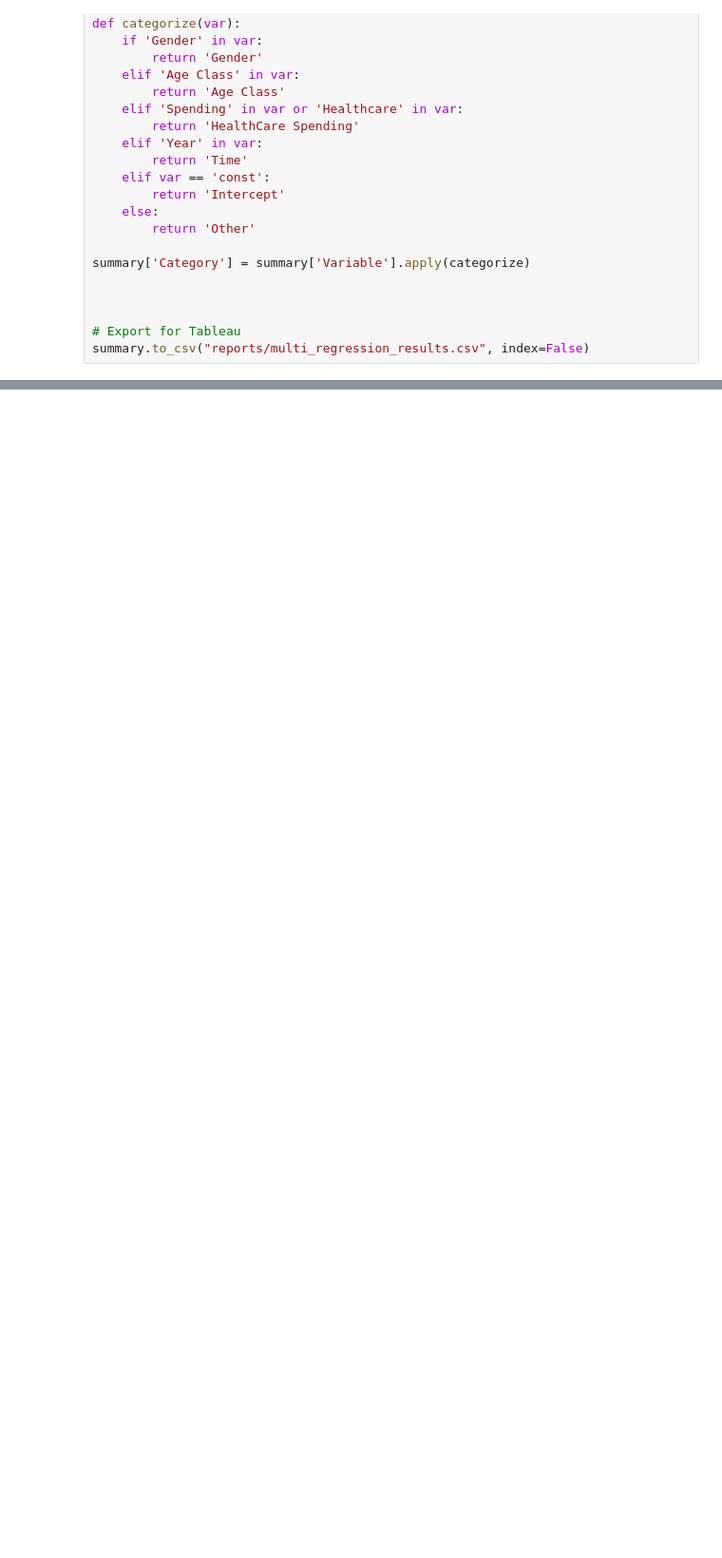
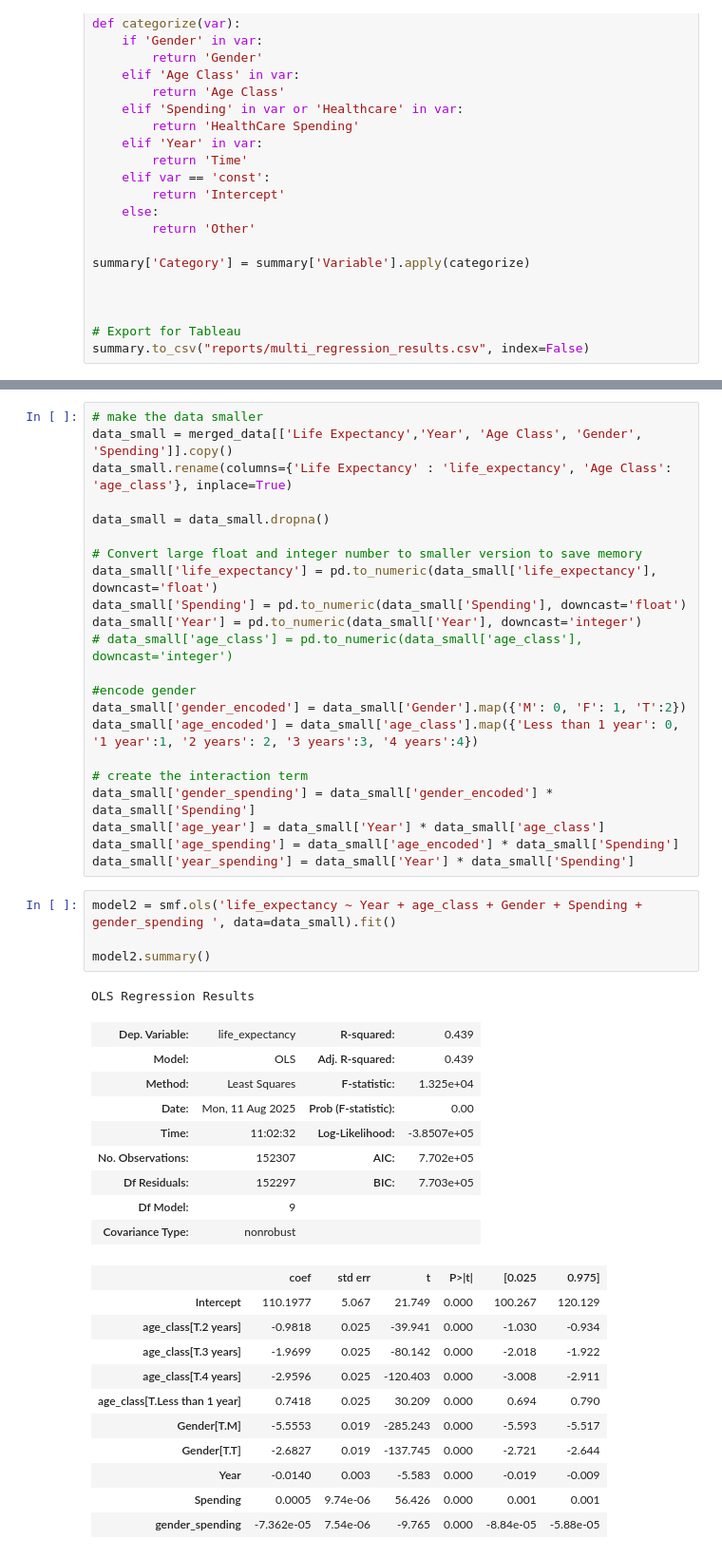
Before and after one commit to hejazn86/EU_healthcare_spending_analysis, a Jupyter notebook: notebooks/02_statistical_analysis.ipynb, the cells around one changed output, grey strips where cells are left out. Shown: that part at 95% size. Drawn from its saved outputs; the diff is of its cells as text; blank space fills up the shorter version.

Commit message:
examine the model with new interaction term gender_spending and save the results in a CSV file

```diff
--- a/notebooks/02_statistical_analysis.ipynb
+++ b/notebooks/02_statistical_analysis.ipynb
@@ -254,0 +258,48 @@ summary.to_csv("reports/multi_regression_results.csv", index=False)
+# %%
+# make the data smaller
+data_small = merged_data[['Life Expectancy','Year', 'Age Class', 'Gender', 'Spending']].copy()
+data_small.rename(columns={'Life Expectancy' : 'life_expectancy', 'Age Class': 'age_class'}, inplace=True)
+
+data_small = data_small.dropna()
+
+# Convert large float and integer number to smaller version to save memory
+data_small['life_expectancy'] = pd.to_numeric(data_small['life_expectancy'], downcast='float')
+data_small['Spending'] = pd.to_numeric(data_small['Spending'], downcast='float')
+data_small['Year'] = pd.to_numeric(data_small['Year'], downcast='integer')
+# data_small['age_class'] = pd.to_numeric(data_small['age_class'], downcast='integer')
+
+#encode gender
+data_small['gender_encoded'] = data_small['Gender'].map({'M': 0, 'F': 1, 'T':2})
+data_small['age_encoded'] = data_small['age_class'].map({'Less than 1 year': 0, '1 year':1, '2 years': 2, '3 years':3, '4 years':4})
+
+# create the interaction term
+data_small['gender_spending'] = data_small['gender_encoded'] * data_small['Spending']
+data_small['age_year'] = data_small['Year'] * data_small['age_class']
+data_small['age_spending'] = data_small['age_encoded'] * data_small['Spending']
+data_small['year_spending'] = data_small['Year'] * data_small['Spending']
+# %%
+model2 = smf.ols('life_expectancy ~ Year + age_class + Gender + Spending + gender_spending ', data=data_small).fit()
+
+model2.summary()
+# %% [output]
+OLS Regression Results
+| Dep. Variable: | life_expectancy | R-squared: | 0.439 |
+| Model: | OLS | Adj. R-squared: | 0.439 |
+| Method: | Least Squares | F-statistic: | 1.325e+04 |
+| Date: | Mon, 11 Aug 2025 | Prob (F-statistic): | 0.00 |
+| Time: | 11:02:32 | Log-Likelihood: | -3.8507e+05 |
+| No. Observations: | 152307 | AIC: | 7.702e+05 |
+| Df Residuals: | 152297 | BIC: | 7.703e+05 |
+| Df Model: | 9 |  |  |
+| Covariance Type: | nonrobust |  |  |
+|  | coef | std err | t | P>|t| | [0.025 | 0.975] |
+| Intercept | 110.1977 | 5.067 | 21.749 | 0.000 | 100.267 | 120.129 |
+| age_class[T.2 years] | -0.9818 | 0.025 | -39.941 | 0.000 | -1.030 | -0.934 |
+| age_class[T.3 years] | -1.9699 | 0.025 | -80.142 | 0.000 | -2.018 | -1.922 |
+| age_class[T.4 years] | -2.9596 | 0.025 | -120.403 | 0.000 | -3.008 | -2.911 |
+| age_class[T.Less than 1 year] | 0.7418 | 0.025 | 30.209 | 0.000 | 0.694 | 0.790 |
+| Gender[T.M] | -5.5553 | 0.019 | -285.243 | 0.000 | -5.593 | -5.517 |
+| Gender[T.T] | -2.6827 | 0.019 | -137.745 | 0.000 | -2.721 | -2.644 |
+| Year | -0.0140 | 0.003 | -5.583 | 0.000 | -0.019 | -0.009 |
+| Spending | 0.0005 | 9.74e-06 | 56.426 | 0.000 | 0.001 | 0.001 |
+| gender_spending | -7.362e-05 | 7.54e-06 | -9.765 | 0.000 | -8.84e-05 | -5.88e-05 |
```
Also changed, not shown: parts of 9 cells of this notebook.
